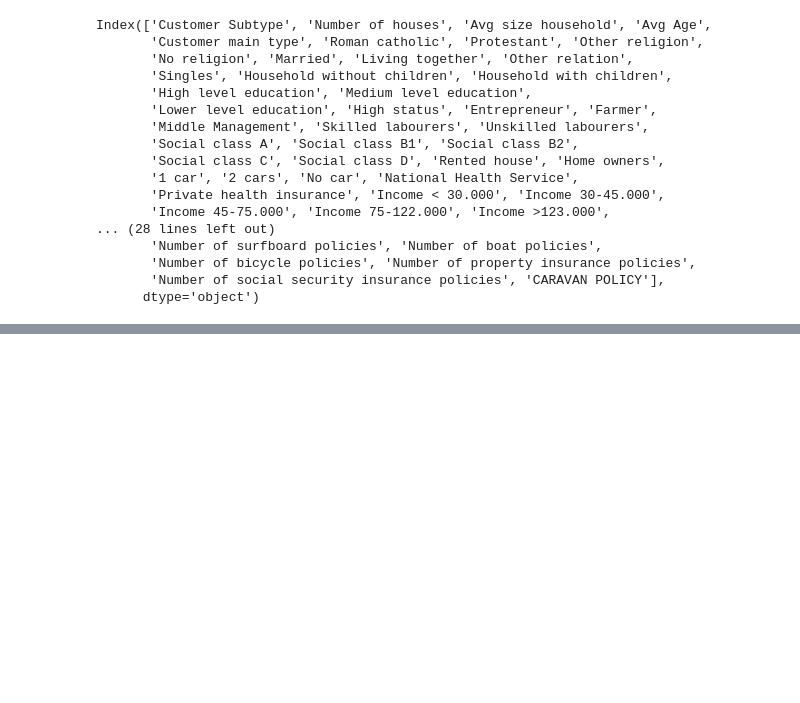
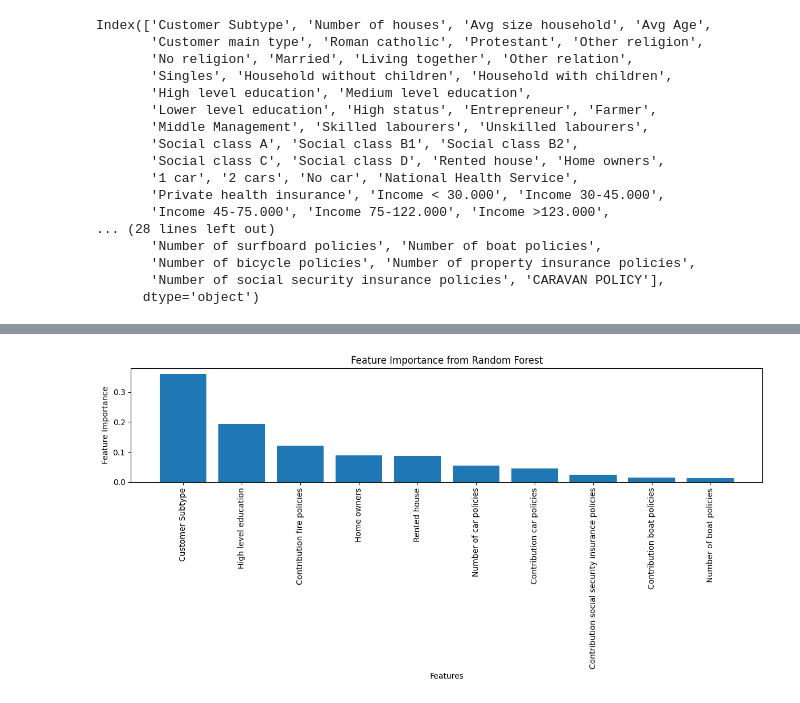
Before and after one commit to Parand-Mohri/Data_Mining, a Jupyter notebook: Lab 3 - Classification - Identifying Caravan-Insurance Customers/Untitled.ipynb, the cells around one changed output, grey strips where cells are left out. Cells and saved outputs as stored; diff of their text form; code cells hidden in the pictures; blank space fills up the shorter version.

```diff
--- a/Lab 3 - Classification - Identifying Caravan-Insurance Customers/Untitled.ipynb
+++ b/Lab 3 - Classification - Identifying Caravan-Insurance Customers/Untitled.ipynb
@@ -35,0 +56,24 @@ Index(['Customer Subtype', 'Number of houses', 'Avg size household', 'Avg Age',
+# %%
+classifiers = [
+    ('RandomForest', RandomForestClassifier(random_state=42)),
+    ('GradientBoosting', GradientBoostingClassifier(random_state=42)),
+    ('SVM', SVC(random_state=42)),
+    ('Bagging_RandomForest', BaggingClassifier(estimator=RandomForestClassifier(random_state=42), random_state=42)),
+]
+
+param_grids = {
+    'RandomForest': {
+        'feature_selection__k': range(5 ,85,5),  # Specify the k range for RandomForest
+        'classification__n_estimators': [50, 100, 200],
+        'classification__max_depth': [None, 10, 20]
+    },
+    'GradientBoosting': {
+        'feature_selection__k': range(5 ,85,5),  # Specify the k range for GradientBoosting
+        'classification__n_estimators': [50, 100, 200],
+        'classification__learning_rate': [0.01, 0.1]
+    },
+    'Bagging_RandomForest': {
+        'feature_selection__k': range(5 ,85,5),  # Specify the k range for Bagging with RandomForest base estimator
+        'classification__n_estimators': [50, 100, 200],
+    }
+}
@@ -35,0 +125,23 @@ Index(['Customer Subtype', 'Number of houses', 'Avg size household', 'Avg Age',
+# %%
+# Extract feature importances from the Random Forest model
+feature_importances = best_model.named_steps['classification'].feature_importances_
+
+# Get the names of the selected features
+selected_feature_names = X.columns[best_model.named_steps['feature_selection'].get_support()]
+
+# Sort feature importances in descending order
+sorted_indices = np.argsort(feature_importances)[::-1]
+sorted_feature_importances = feature_importances[sorted_indices]
+sorted_feature_names = selected_feature_names[sorted_indices]
+
+# Create a bar plot to visualize feature importances
+plt.figure(figsize=(12, 6))
+plt.bar(range(len(sorted_feature_importances)), sorted_feature_importances, align='center')
+plt.xticks(range(len(sorted_feature_importances)), sorted_feature_names, rotation=90)
+plt.xlabel('Features')
+plt.ylabel('Feature Importance')
+plt.title('Feature Importance from Random Forest')
+plt.tight_layout()
+plt.show()
+# %% [output]
+[figure, added]
```
Also changed, not shown: parts of 13 cells of this notebook, 4 other files.
